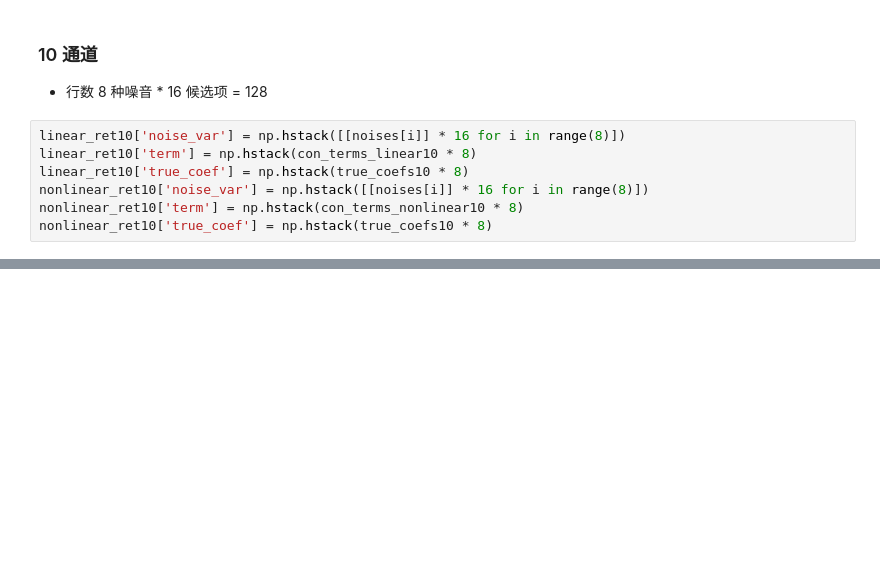
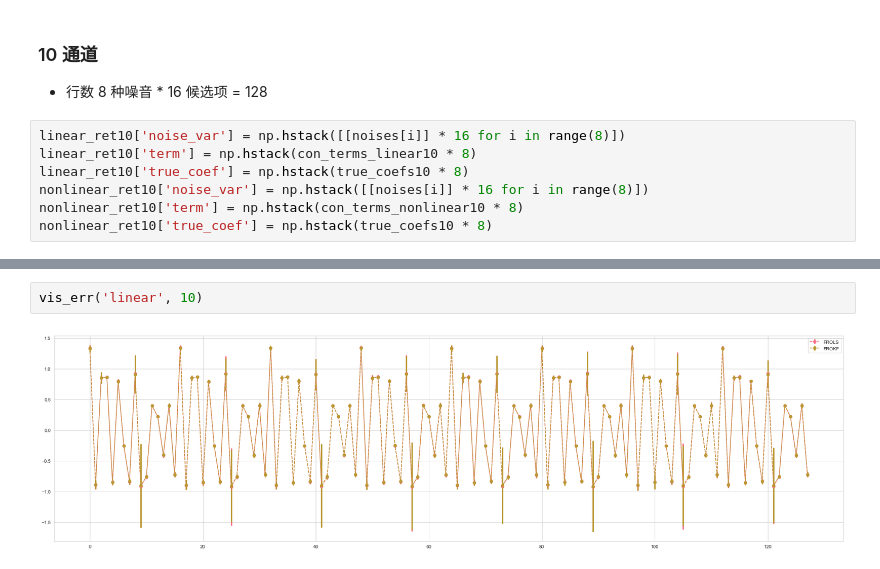
Before and after one commit to AutuanLiu/Kalman-Filter, a Jupyter notebook: nbs/res_ana.ipynb, the cells around one changed output, grey strips where cells are left out. Drawn from its saved outputs; the diff is of its cells as text; blank space fills up the shorter version.

```diff
--- a/nbs/res_ana.ipynb
+++ b/nbs/res_ana.ipynb
@@ -91,0 +185,4 @@ nonlinear_ret10.sample(5)
+# %%
+vis_err('linear', 10)
+# %% [output]
+[figure, added]
```
Also changed, not shown: parts of 21 cells of this notebook, 6 other files.
